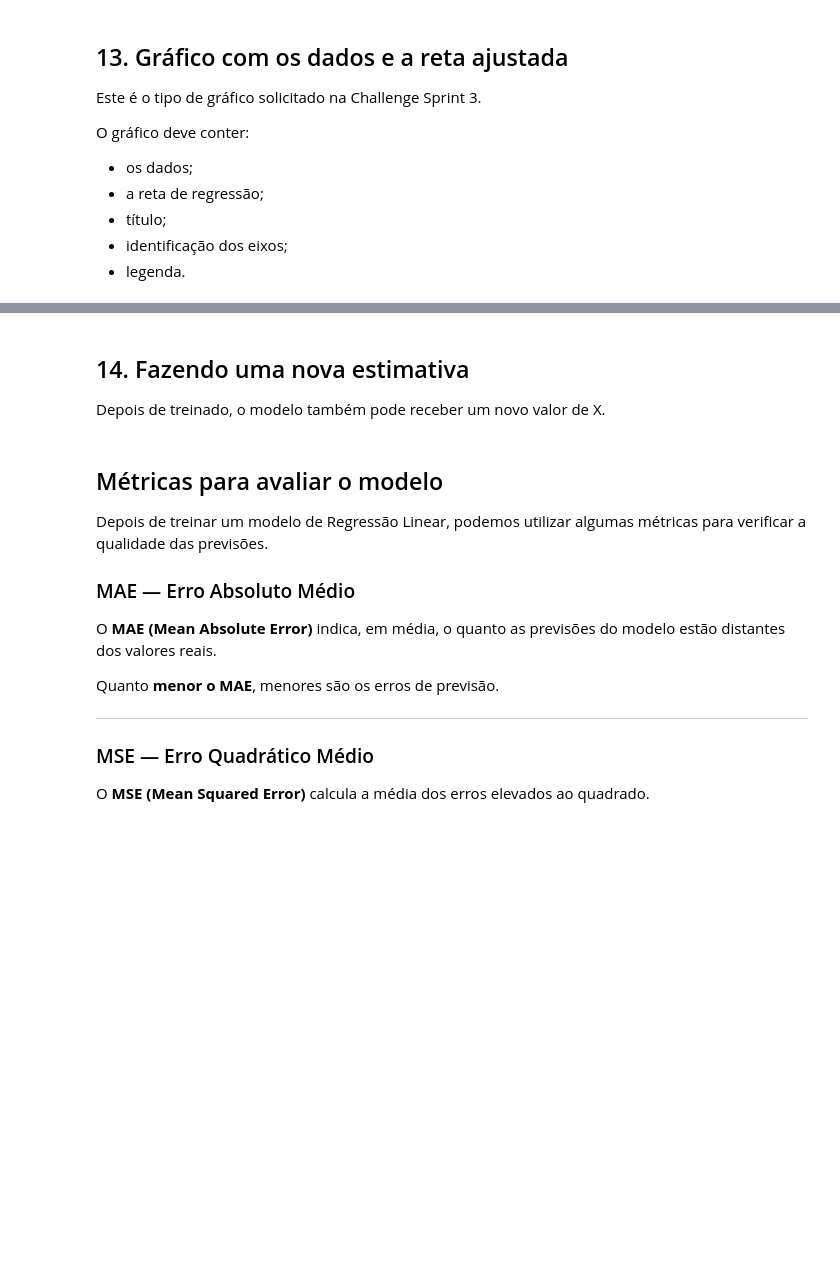
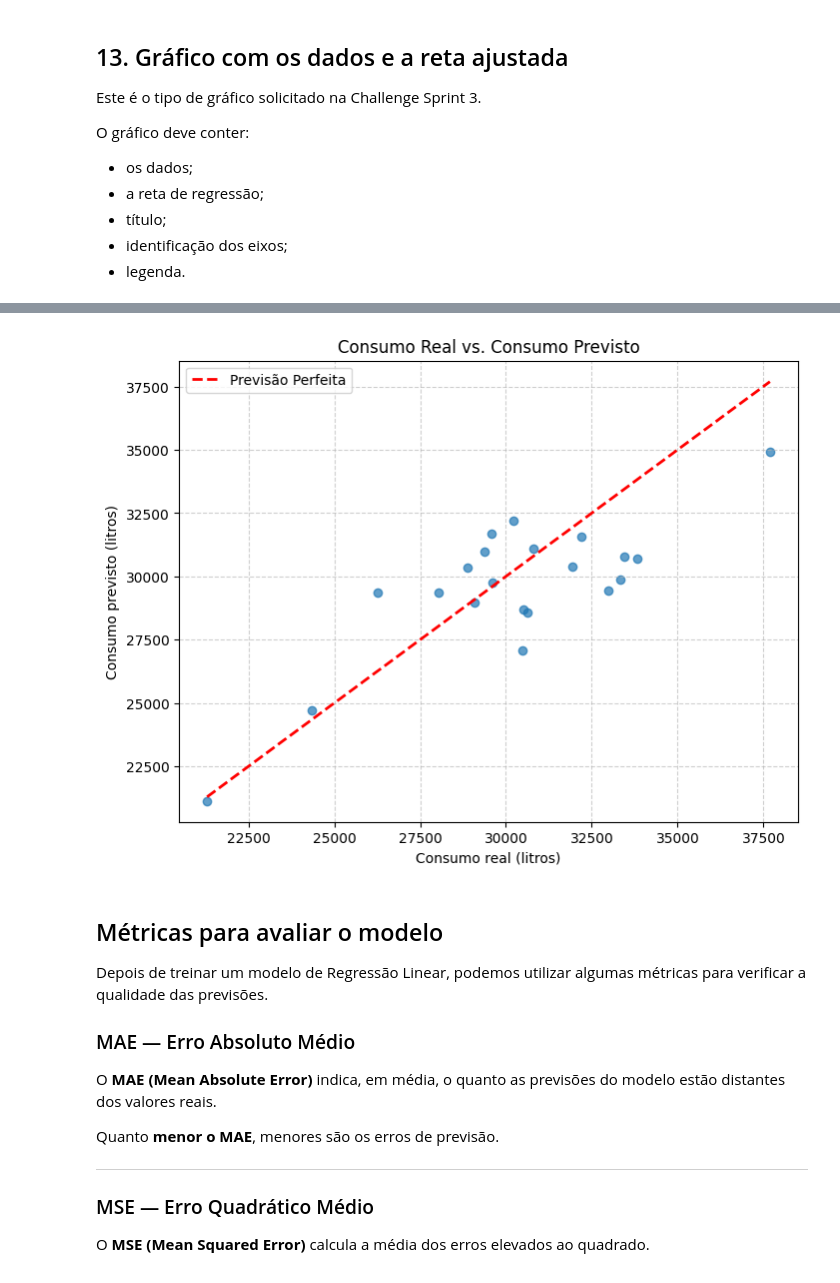
Before and after one commit to prof-atritiack/1CC-MLAM-regressao-linear-CP2-2sem, a Jupyter notebook: Exemplo_Aula_07_1CCPJ.ipynb, the cells around one changed output, grey strips where cells are left out. Saved outputs shown, nothing was run; the diff lists cells and outputs as text; code cells hidden in the pictures; blank space fills up the shorter version.

```diff
--- a/Exemplo_Aula_07_1CCPJ.ipynb
+++ b/Exemplo_Aula_07_1CCPJ.ipynb
@@ -42,5 +42,5 @@ A base possui informações como temperatura, chuva, final de semana e consumo d
 
 Para acompanhar o notebook, o arquivo `consumo.csv` deve estar disponível na sessão do Colab.
 # %%
-dados = pd.read_csv("consumo.csv", sep=";")
+dados = pd.read_csv('https://raw.githubusercontent.com/prof-atritiack/1CC-MLAM-regressao-linear-CP2-2sem/refs/heads/main/datasets/base_consumo.csv', sep=";")
 dados.head(10)
@@ -192,0 +170,4 @@ Os dados de teste ficam separados para observar o comportamento do modelo com re
+# %%
+# Usaremos como features (dataframe X) somente registros de finais de semana
+dados_features = dados_numericos[dados_numericos['fds'] == 1]
+dados_features.head(10)
@@ -192,0 +196,3 @@ Os dados de teste ficam separados para observar o comportamento do modelo com re
+# %%
+X = dados_features[['temp_max']]
+X.head()
@@ -192,0 +214,2 @@ Os dados de teste ficam separados para observar o comportamento do modelo com re
+# %%
+y = dados_features["consumo"]
@@ -297,4 +380,0 @@ plt.show()
-# %% [markdown]
-## 14. Fazendo uma nova estimativa
-
-Depois de treinado, o modelo também pode receber um novo valor de X.
@@ -307,3 +381,18 @@ print(f"Para 30 °C, o consumo estimado é {consumo_estimado:.2f} litros.")
+# %%
+# Gerar o grafico de dispersao de valor real vs valor previsto
+plt.figure(figsize=(8, 6))
+plt.scatter(resultado['Consumo real'], resultado['Consumo previsto'], alpha=0.7)
+plt.plot([resultado['Consumo real'].min(), resultado['Consumo real'].max()],
+         [resultado['Consumo real'].min(), resultado['Consumo real'].max()],
+         'r--', lw=2, label='Previsão Perfeita')
+plt.xlabel('Consumo real (litros)')
+plt.ylabel('Consumo previsto (litros)')
+plt.title('Consumo Real vs. Consumo Previsto')
+plt.grid(True, linestyle='--', alpha=0.6)
+plt.legend()
+plt.show()
+# %% [output]
+[figure, added]
 # %% [markdown]
 ## Métricas para avaliar o modelo
 
```
Also changed, not shown: parts of 36 cells of this notebook.
